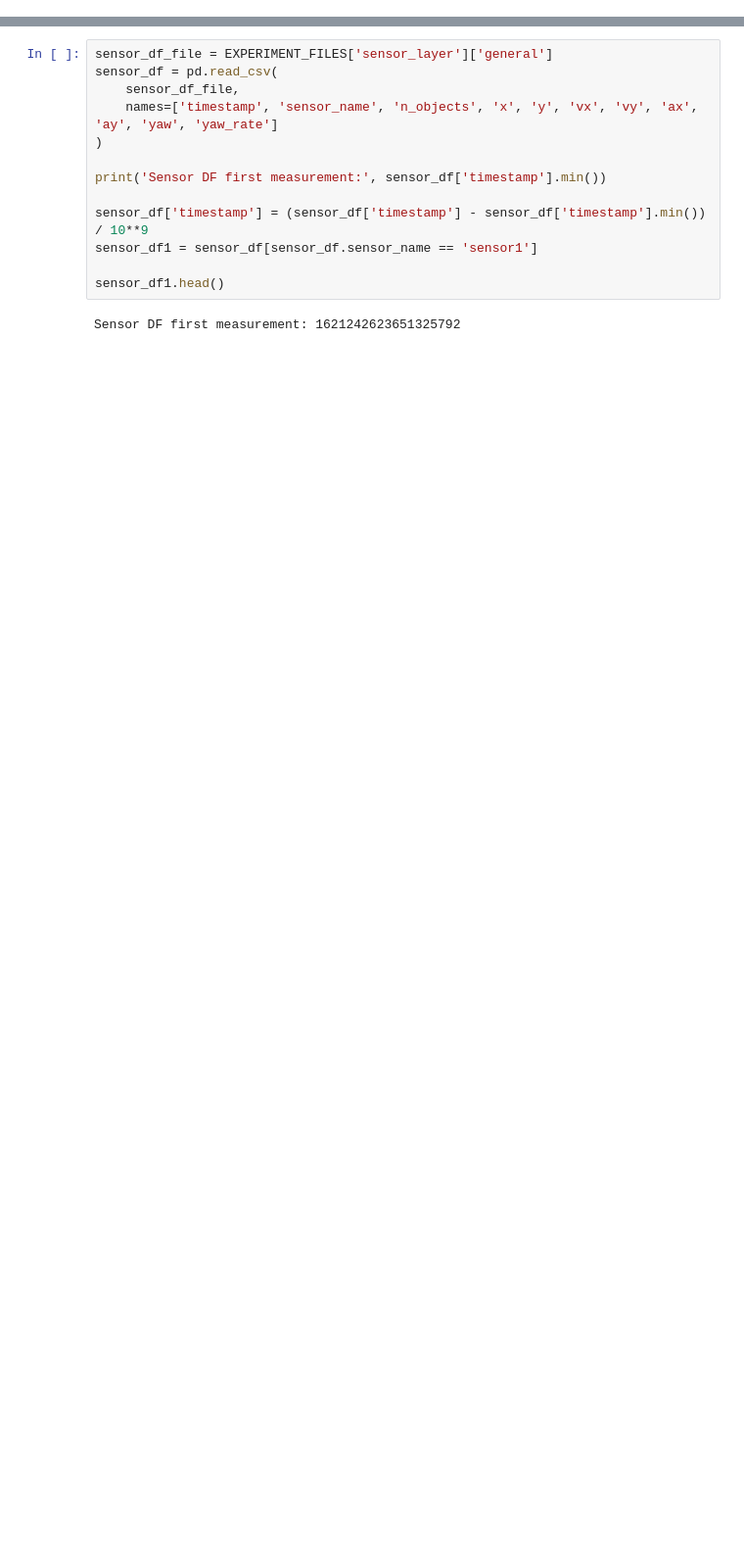
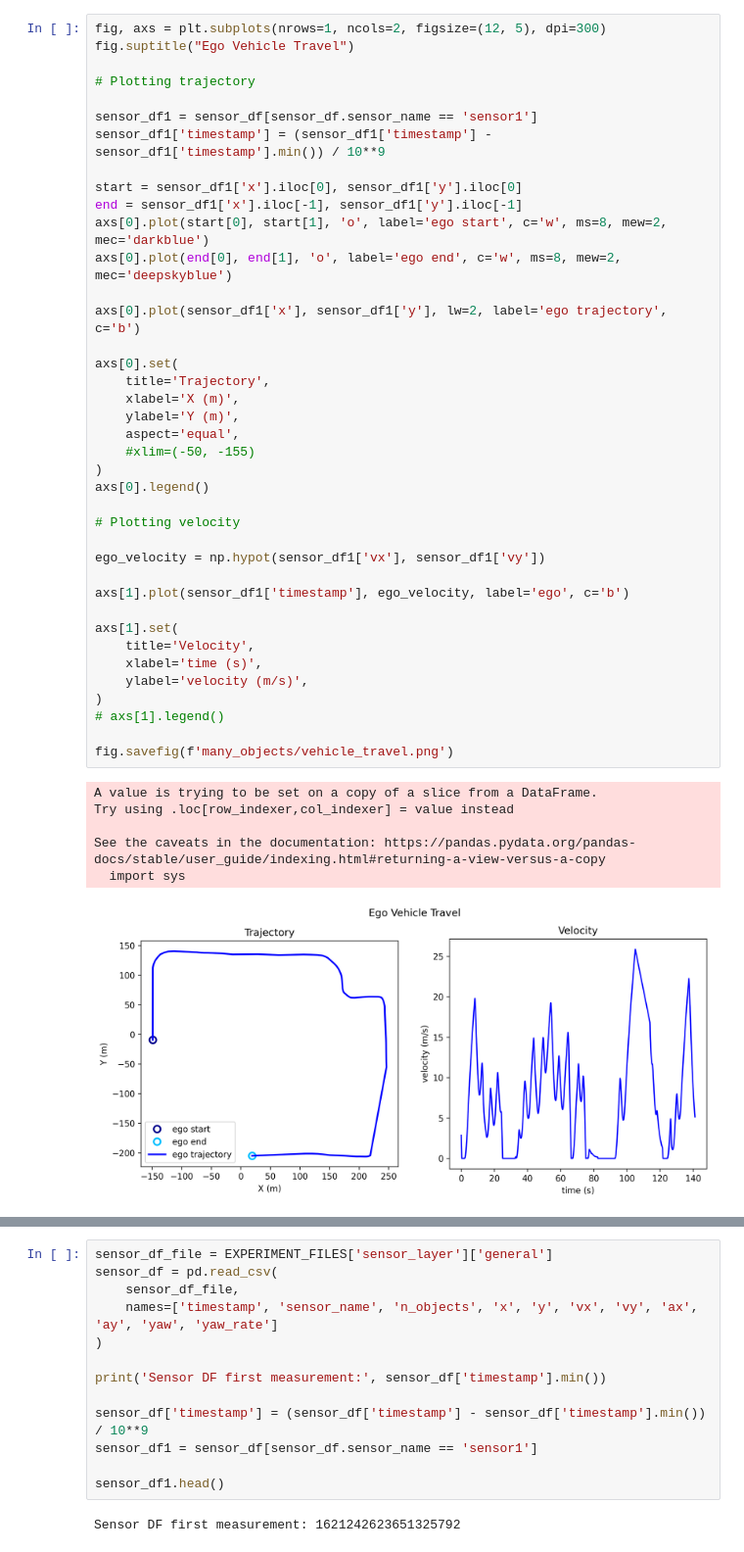
Before and after one commit to icaropires/objectlevel_fusion, a Jupyter notebook: experiments/carla/plots.ipynb, the cells around one changed output, grey strips where cells are left out. Shown at 98% size. Drawn from its saved outputs; the diff is of its cells as text; blank space fills up the shorter version.

```diff
--- a/experiments/carla/plots.ipynb
+++ b/experiments/carla/plots.ipynb
@@ -39,0 +245,46 @@ EXPERIMENT_FILES = FILES[EXPERIMENT_NAME]
+# %%
+fig, axs = plt.subplots(nrows=1, ncols=2, figsize=(12, 5), dpi=300)
+fig.suptitle("Ego Vehicle Travel")
+
+# Plotting trajectory
+
+sensor_df1 = sensor_df[sensor_df.sensor_name == 'sensor1']
+sensor_df1['timestamp'] = (sensor_df1['timestamp'] - sensor_df1['timestamp'].min()) / 10**9
+
+start = sensor_df1['x'].iloc[0], sensor_df1['y'].iloc[0]
+end = sensor_df1['x'].iloc[-1], sensor_df1['y'].iloc[-1]
+axs[0].plot(start[0], start[1], 'o', label='ego start', c='w', ms=8, mew=2, mec='darkblue')
+axs[0].plot(end[0], end[1], 'o', label='ego end', c='w', ms=8, mew=2, mec='deepskyblue')
+
+axs[0].plot(sensor_df1['x'], sensor_df1['y'], lw=2, label='ego trajectory', c='b')
+
+axs[0].set(
+    title='Trajectory',
+    xlabel='X (m)',
+    ylabel='Y (m)',
+    aspect='equal',
+    #xlim=(-50, -155)
+)
+axs[0].legend()
+
+# Plotting velocity
+
+ego_velocity = np.hypot(sensor_df1['vx'], sensor_df1['vy'])
+
+axs[1].plot(sensor_df1['timestamp'], ego_velocity, label='ego', c='b')
+
+axs[1].set(
+    title='Velocity',
+    xlabel='time (s)',
+    ylabel='velocity (m/s)',
+)
+# axs[1].legend()
+
+fig.savefig(f'many_objects/vehicle_travel.png')
+# %% [output]
+A value is trying to be set on a copy of a slice from a DataFrame.
+Try using .loc[row_indexer,col_indexer] = value instead
+
+See the caveats in the documentation: https://pandas.pydata.org/pandas-docs/stable/user_guide/indexing.html#returning-a-view-versus-a-copy
+  import sys
+[figure, added]
```
Also changed, not shown: parts of 16 cells of this notebook, 22 other files.
